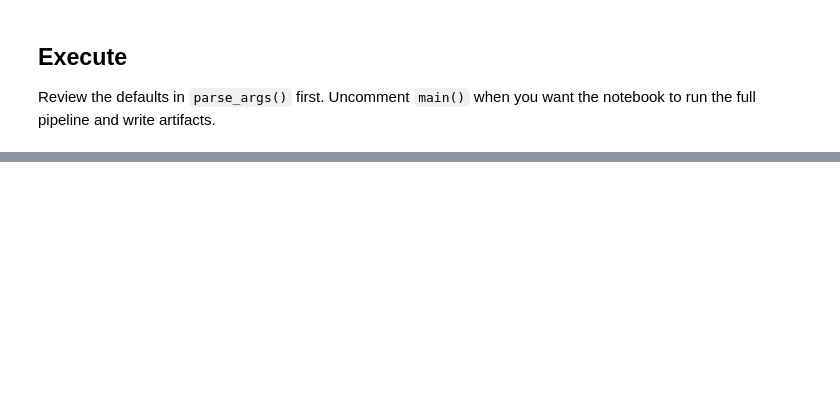
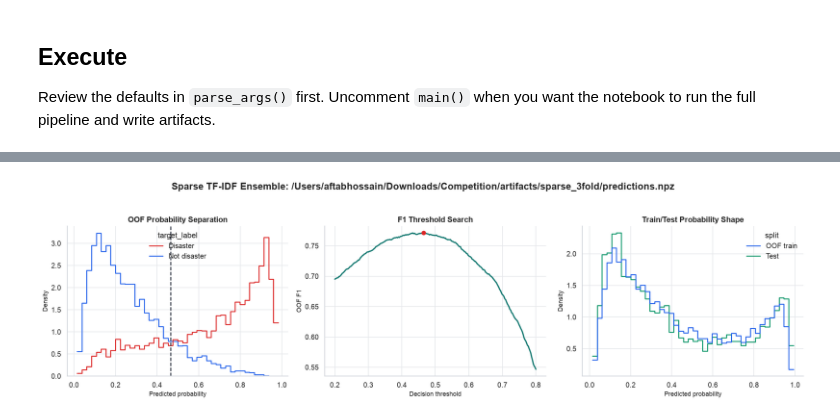
Before and after one commit to adib-26/Disaster-Tweet-Classification, a Jupyter notebook: notebooks/02_sparse_tfidf_ensemble.ipynb, the cells around one changed output, grey strips where cells are left out. Cells and saved outputs as stored; diff of their text form; code cells hidden in the pictures; blank space fills up the shorter version.

```diff
--- a/notebooks/02_sparse_tfidf_ensemble.ipynb
+++ b/notebooks/02_sparse_tfidf_ensemble.ipynb
@@ -404,0 +791,85 @@ Review the defaults in `parse_args()` first. Uncomment `main()` when you want th
+# %%
+def _first_existing(paths: list[Path]) -> Path | None:
+    return next((path for path in paths if path.exists()), None)
+
+artifact_path = _first_existing(
+    [
+        ROOT / "artifacts/sparse_3fold/predictions.npz",
+        ROOT / "artifacts/sparse/predictions.npz",
+        ROOT / "artifacts/sparse_raw/predictions.npz",
+    ]
+)
+
+if artifact_path is None:
+    print("No prediction artifact found yet. Run the notebook pipeline first, then rerun this diagnostics cell.")
+else:
+    train_labels = pd.read_csv(ROOT / "data/train.csv")["target"].astype(int).to_numpy()
+    artifact = np.load(artifact_path)
+    oof_probability = np.asarray(artifact["oof_probability"], dtype=float)
+    test_probability = np.asarray(artifact["test_probability"], dtype=float)
+
+    if len(oof_probability) != len(train_labels):
+        print(f"Skipping {artifact_path}: expected {len(train_labels):,} OOF rows, found {len(oof_probability):,}.")
+    else:
+        threshold, score = best_threshold(train_labels, oof_probability)
+        threshold_grid = np.arange(0.20, 0.801, 0.0025)
+        f1_curve = [f1_score(train_labels, oof_probability >= value) for value in threshold_grid]
+        oof_frame = pd.DataFrame(
+            {
+                "probability": oof_probability,
+                "target_label": np.where(train_labels == 1, "Disaster", "Not disaster"),
+            }
+        )
+        probability_frame = pd.concat(
+            [
+                pd.DataFrame({"probability": oof_probability, "split": "OOF train"}),
+                pd.DataFrame({"probability": test_probability, "split": "Test"}),
+            ],
+            ignore_index=True,
+        )
+
+        fig, axes = plt.subplots(1, 3, figsize=(17, 4.7))
+
+        sns.histplot(
+            data=oof_frame,
+            x="probability",
+            hue="target_label",
+            bins=42,
+            stat="density",
+            common_norm=False,
+            element="step",
+            fill=False,
+            palette={"Not disaster": CLASS_COLORS["Not disaster"], "Disaster": CLASS_COLORS["Disaster"]},
+            ax=axes[0],
+        )
+        axes[0].axvline(threshold, color="#111827", linestyle="--", linewidth=1.5)
+        axes[0].set_title("OOF Probability Separation")
+        axes[0].set_xlabel("Predicted probability")
+        axes[0].set_ylabel("Density")
+
+        axes[1].plot(threshold_grid, f1_curve, color="#0f766e", linewidth=2)
+        axes[1].scatter([threshold], [score], color="#dc2626", zorder=3)
+        axes[1].set_title("F1 Threshold Search")
+        axes[1].set_xlabel("Decision threshold")
+        axes[1].set_ylabel("OOF F1")
+
+        sns.histplot(
+            data=probability_frame,
+            x="probability",
+            hue="split",
+            bins=42,
+            stat="density",
+            common_norm=False,
+            element="step",
+            fill=False,
+            palette={"OOF train": CLASS_COLORS["Train"], "Test": CLASS_COLORS["Test"]},
+            ax=axes[2],
+        )
+        axes[2].set_title("Train/Test Probability Shape")
+        axes[2].set_xlabel("Predicted probability")
+        axes[2].set_ylabel("Density")
+
+        fig.suptitle(f"Sparse TF-IDF Ensemble: {artifact_path}", fontsize=15, fontweight="bold", y=1.04)
+        plt.tight_layout()
+        print(f"Best OOF F1={score:.5f} at threshold={threshold:.3f}")
+# %% [output]
@@ -404,0 +877 @@ Review the defaults in `parse_args()` first. Uncomment `main()` when you want th
+[figure, added]
```
Also changed, not shown: parts of 27 cells of this notebook, 15 other files.
